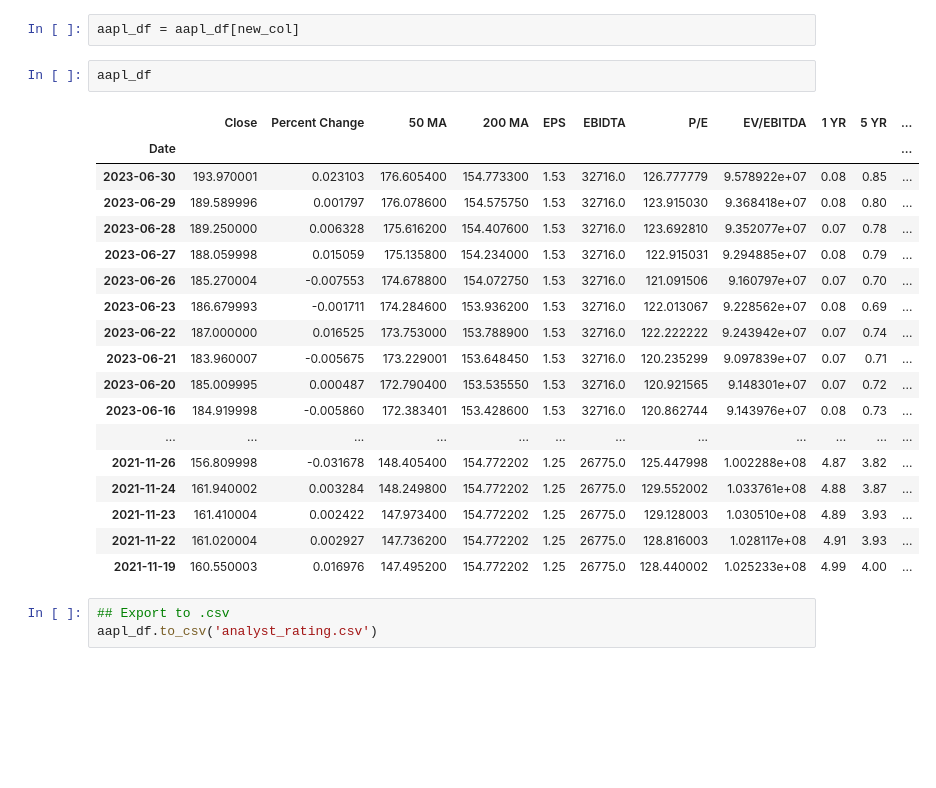
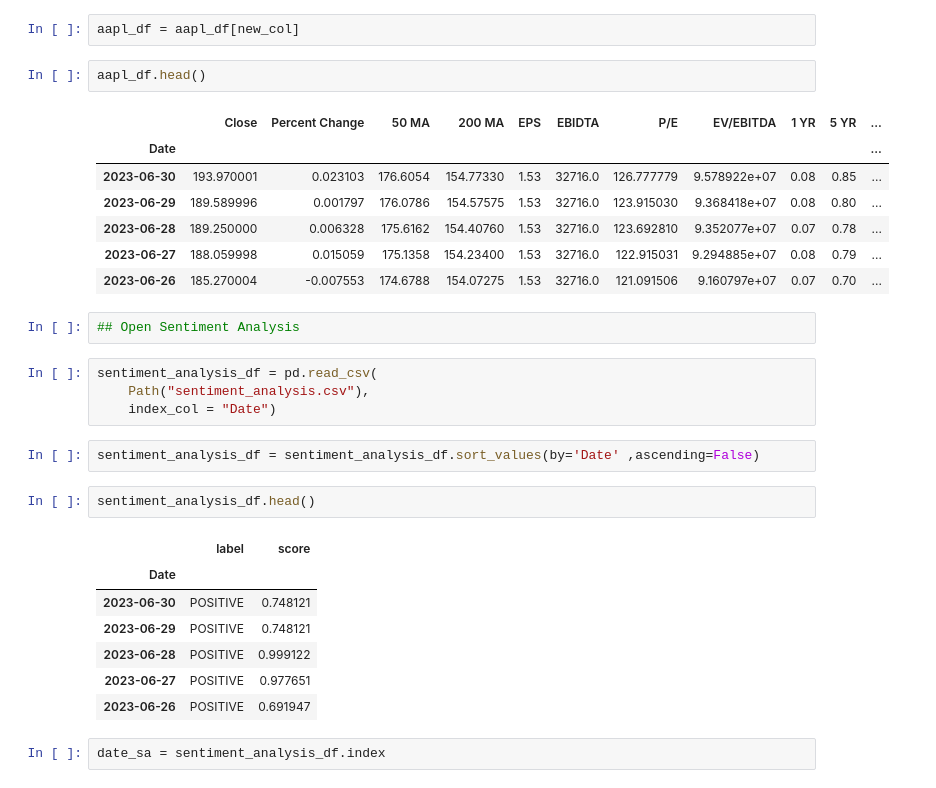
Before and after one commit to alexnovis1/Analyst_Rating, a Jupyter notebook: analyst_rating.ipynb, the cells around one changed output. Cells and saved outputs as stored; diff of their text form; blank space fills up the shorter version.

Commit message:
updated analyst_rating with csv and sentiment analysis script

```diff
--- a/analyst_rating.ipynb
+++ b/analyst_rating.ipynb
@@ -773,26 +767,32 @@ new_col = ['Close', 'Percent Change', '50 MA', '200 MA', 'EPS', 'EBIDTA', 'P/E',
 # %%
 aapl_df = aapl_df[new_col]
 # %%
-aapl_df
+aapl_df.head()
 # %% [output]
 |  | Close | Percent Change | 50 MA | 200 MA | EPS | EBIDTA | P/E | EV/EBITDA | 1 YR | 5 YR | ... |
 | Date |  |  |  |  |  |  |  |  |  |  | ... |
-| 2023-06-30 | 193.970001 | 0.023103 | 176.605400 | 154.773300 | 1.53 | 32716.0 | 126.777779 | 9.578922e+07 | 0.08 | 0.85 | ... |
-| 2023-06-29 | 189.589996 | 0.001797 | 176.078600 | 154.575750 | 1.53 | 32716.0 | 123.915030 | 9.368418e+07 | 0.08 | 0.80 | ... |
-| 2023-06-28 | 189.250000 | 0.006328 | 175.616200 | 154.407600 | 1.53 | 32716.0 | 123.692810 | 9.352077e+07 | 0.07 | 0.78 | ... |
-| 2023-06-27 | 188.059998 | 0.015059 | 175.135800 | 154.234000 | 1.53 | 32716.0 | 122.915031 | 9.294885e+07 | 0.08 | 0.79 | ... |
-| 2023-06-26 | 185.270004 | -0.007553 | 174.678800 | 154.072750 | 1.53 | 32716.0 | 121.091506 | 9.160797e+07 | 0.07 | 0.70 | ... |
-| 2023-06-23 | 186.679993 | -0.001711 | 174.284600 | 153.936200 | 1.53 | 32716.0 | 122.013067 | 9.228562e+07 | 0.08 | 0.69 | ... |
-| 2023-06-22 | 187.000000 | 0.016525 | 173.753000 | 153.788900 | 1.53 | 32716.0 | 122.222222 | 9.243942e+07 | 0.07 | 0.74 | ... |
-| 2023-06-21 | 183.960007 | -0.005675 | 173.229001 | 153.648450 | 1.53 | 32716.0 | 120.235299 | 9.097839e+07 | 0.07 | 0.71 | ... |
-| 2023-06-20 | 185.009995 | 0.000487 | 172.790400 | 153.535550 | 1.53 | 32716.0 | 120.921565 | 9.148301e+07 | 0.07 | 0.72 | ... |
-| 2023-06-16 | 184.919998 | -0.005860 | 172.383401 | 153.428600 | 1.53 | 32716.0 | 120.862744 | 9.143976e+07 | 0.08 | 0.73 | ... |
-| ... | ... | ... | ... | ... | ... | ... | ... | ... | ... | ... | ... |
-| 2021-11-26 | 156.809998 | -0.031678 | 148.405400 | 154.772202 | 1.25 | 26775.0 | 125.447998 | 1.002288e+08 | 4.87 | 3.82 | ... |
-| 2021-11-24 | 161.940002 | 0.003284 | 148.249800 | 154.772202 | 1.25 | 26775.0 | 129.552002 | 1.033761e+08 | 4.88 | 3.87 | ... |
-| 2021-11-23 | 161.410004 | 0.002422 | 147.973400 | 154.772202 | 1.25 | 26775.0 | 129.128003 | 1.030510e+08 | 4.89 | 3.93 | ... |
-| 2021-11-22 | 161.020004 | 0.002927 | 147.736200 | 154.772202 | 1.25 | 26775.0 | 128.816003 | 1.028117e+08 | 4.91 | 3.93 | ... |
-| 2021-11-19 | 160.550003 | 0.016976 | 147.495200 | 154.772202 | 1.25 | 26775.0 | 128.440002 | 1.025233e+08 | 4.99 | 4.00 | ... |
+| 2023-06-30 | 193.970001 | 0.023103 | 176.6054 | 154.77330 | 1.53 | 32716.0 | 126.777779 | 9.578922e+07 | 0.08 | 0.85 | ... |
+| 2023-06-29 | 189.589996 | 0.001797 | 176.0786 | 154.57575 | 1.53 | 32716.0 | 123.915030 | 9.368418e+07 | 0.08 | 0.80 | ... |
+| 2023-06-28 | 189.250000 | 0.006328 | 175.6162 | 154.40760 | 1.53 | 32716.0 | 123.692810 | 9.352077e+07 | 0.07 | 0.78 | ... |
+| 2023-06-27 | 188.059998 | 0.015059 | 175.1358 | 154.23400 | 1.53 | 32716.0 | 122.915031 | 9.294885e+07 | 0.08 | 0.79 | ... |
+| 2023-06-26 | 185.270004 | -0.007553 | 174.6788 | 154.07275 | 1.53 | 32716.0 | 121.091506 | 9.160797e+07 | 0.07 | 0.70 | ... |
-# %%
-## Export to .csv
-aapl_df.to_csv('analyst_rating.csv')
+# %%
+## Open Sentiment Analysis
+# %%
+sentiment_analysis_df = pd.read_csv(
+    Path("sentiment_analysis.csv"),
+    index_col = "Date")
+# %%
+sentiment_analysis_df = sentiment_analysis_df.sort_values(by='Date' ,ascending=False)
+# %%
+sentiment_analysis_df.head()
+# %% [output]
+|  | label | score |
+| Date |  |  |
+| 2023-06-30 | POSITIVE | 0.748121 |
+| 2023-06-29 | POSITIVE | 0.748121 |
+| 2023-06-28 | POSITIVE | 0.999122 |
+| 2023-06-27 | POSITIVE | 0.977651 |
+| 2023-06-26 | POSITIVE | 0.691947 |
+# %%
+date_sa = sentiment_analysis_df.index
```
Also changed, not shown: parts of 23 cells of this notebook, 3 other files.
